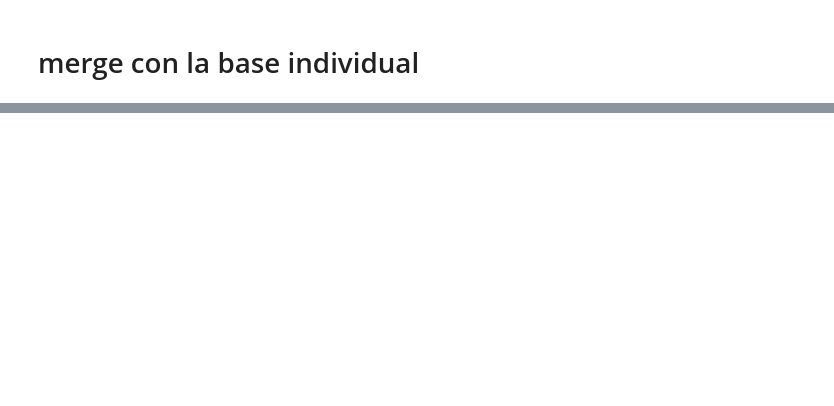
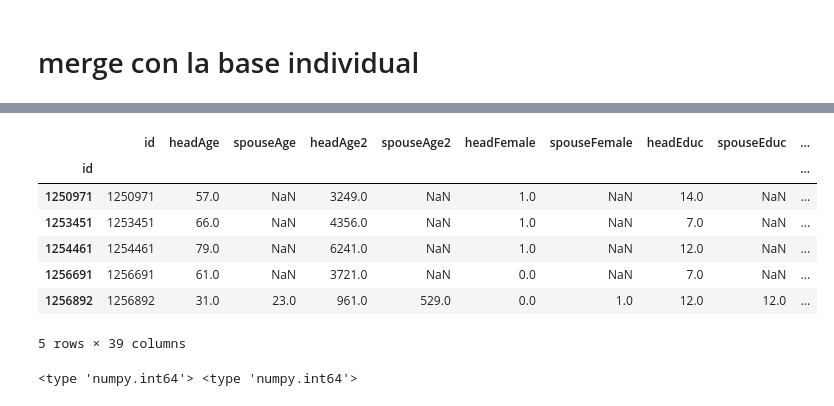
Before and after one commit to alephcero/adsProject, a Jupyter notebook: pivotTable.ipynb, the cells around one changed output, grey strips where cells are left out. Cells and saved outputs as stored; diff of their text form; code cells hidden in the pictures; blank space fills up the shorter version.

Commit message:
nuevas variables en pivot table

```diff
--- a/pivotTable.ipynb
+++ b/pivotTable.ipynb
@@ -134,0 +258,15 @@ dataN.head()
+# %%
+dataN.head()
+# %% [output]
+|  | id | headAge | spouseAge | headAge2 | spouseAge2 | headFemale | spouseFemale | headEduc | spouseEduc | ... |
+| id |  |  |  |  |  |  |  |  |  | ... |
+| 1250971 | 1250971 | 57.0 | NaN | 3249.0 | NaN | 1.0 | NaN | 14.0 | NaN | ... |
+| 1253451 | 1253451 | 66.0 | NaN | 4356.0 | NaN | 1.0 | NaN | 7.0 | NaN | ... |
+| 1254461 | 1254461 | 79.0 | NaN | 6241.0 | NaN | 1.0 | NaN | 12.0 | NaN | ... |
+| 1256691 | 1256691 | 61.0 | NaN | 3721.0 | NaN | 0.0 | NaN | 7.0 | NaN | ... |
+| 1256892 | 1256892 | 31.0 | 23.0 | 961.0 | 529.0 | 0.0 | 1.0 | 12.0 | 12.0 | ... |
+5 rows × 39 columns
+# %%
+print type(dataN['id'][0]),type(dfJobsAndEduc['id'][0])
+# %% [output]
+<type 'numpy.int64'> <type 'numpy.int64'>
```
Also changed, not shown: parts of 31 cells of this notebook, 1 other file.
